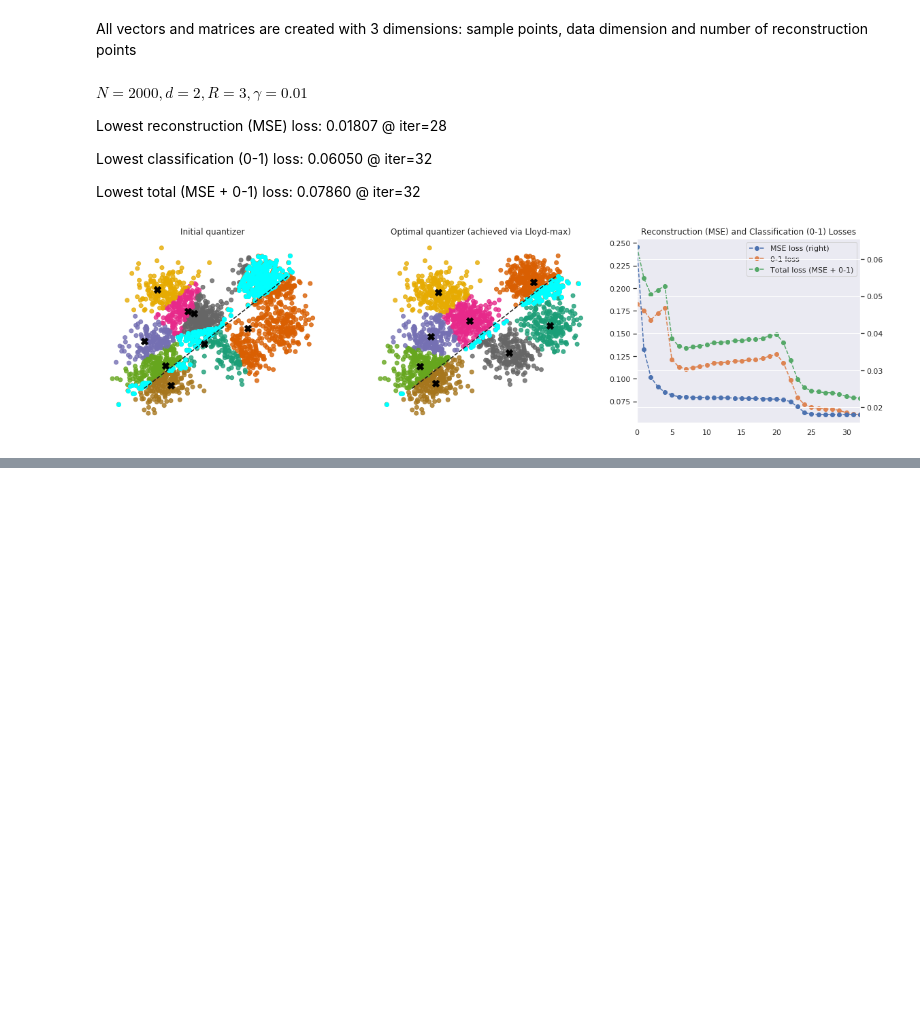
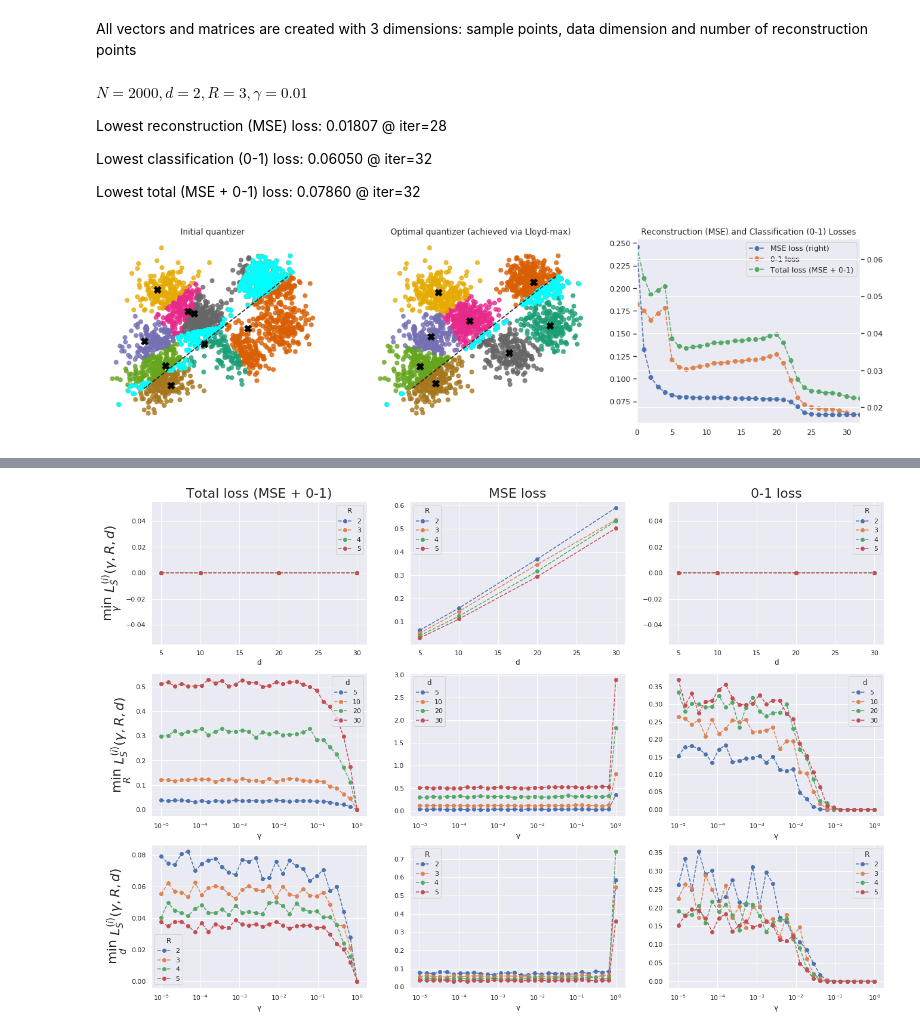
Before and after one commit to dsevero/dsevero, a Jupyter notebook: notebooks/Classification Aware Lloyd-max Quantization.ipynb, the cells around one changed output, grey strips where cells are left out. Saved outputs shown, nothing was run; the diff lists cells and outputs as text; code cells hidden in the pictures; blank space fills up the shorter version.

```diff
--- a/notebooks/Classification Aware Lloyd-max Quantization.ipynb
+++ b/notebooks/Classification Aware Lloyd-max Quantization.ipynb
@@ -38,31 +34,31 @@ def reconstruction_loss(S, X) -> '(N, 2**R)':
 def classification_loss(S, X) -> '(N, 2**R)':
     return classify(S) != classify(X)
 
-def calc_total_loss(losses):
+def calc_total_loss(losses, γ):
     return losses @ np.array([1-γ, γ])
 
-def codeword_losses(S, X, γ) -> '(N, 2**R, 2)':
+def codeword_losses(S, X) -> '(N, 2**R, 2)':
     return np.stack([reconstruction_loss(S, X),
                      classification_loss(S, X)], axis=-1)
 
 def calc_optimal_Qinv_given_X(S, X, γ) -> 'Qinv: (N,); losses: (2,)':
-    losses: '(N, 2**R, 2)' = codeword_losses(S, X, γ)
-    loss_total = calc_total_loss(losses)
+    losses: '(N, 2**R, 2)' = codeword_losses(S, X)
+    loss_total = calc_total_loss(losses, γ)
     Qinv: '(N,)' = loss_total.argmin(axis=1)
     return Qinv, losses[np.arange(S.shape[0]), Qinv].mean(axis=0)
 
-def calc_optimal_X_given_Qinv(S, Qinv, w, γ) -> '(N, d, 2**R)':
+def calc_optimal_X_given_Qinv(S, Qinv, w, γ, R) -> '(N, d, 2**R)':
     X_recon_opt = np.array([S[Qinv==i].mean(axis=0)
                            for i in range(2**R)
                            if (Qinv==i).sum() > 0]).T
 #     Δ = - (w @ X_recon_opt)*w[:, np.newaxis]*(1 + 1e-5)
     return X_recon_opt #+ Δ*(False)
 
-def lloyd_max_algorithm(S, X, w, γ, max_iter=200):
+def lloyd_max_algorithm(S, X, w, γ, R, max_iter=200):
     losses = max_iter*[0]
     for i in range(max_iter):
         Qinv, losses[i] = calc_optimal_Qinv_given_X(S, X, γ)
-        X = calc_optimal_X_given_Qinv(S, Qinv, w, γ)
+        X = calc_optimal_X_given_Qinv(S, Qinv, w, γ, R)
     return np.array(losses), X, Qinv
 
 def plot(S, X, Qinv, w, title):
@@ -99,7 +95,7 @@ assert X.shape == (1, d, 2**R)
 assert γ >= 0 and γ <= 1
 
 γ_vec = np.array([1-γ, γ])
-losses, X_opt, Qinv_opt = lloyd_max_algorithm(S, X, w, γ, max_iter=200)
+losses, X_opt, Qinv_opt = lloyd_max_algorithm(S, X, w, γ, R, max_iter=200)
 
 if d == 2:
     plt.figure(figsize=(20,5))
@@ -171,31 +177,58 @@ metrics.head()
 # %%
-plt.figure(figsize=(22,5))
+replace = {
+    'loss_type': {
+        'loss_total': 'Total loss (MSE + 0-1)',
+        'loss_recon': 'MSE loss',
+        'loss_class': '0-1 loss',
+    }
+}
 
-(metrics
- .query("loss_type == 'loss_total'")
- .groupby(['d', 'R'])
- ['loss_value']
- .min()
- .unstack('R')
- .plot(ax=plt.subplot(1,3,1),
-       style='o--'))
+plt.figure(figsize=(22,15))
 
-(metrics
- .query("loss_type == 'loss_total'")
- .groupby(['γ', 'd'])
- ['loss_value']
- .min()
- .unstack('d')
- .plot(ax=plt.subplot(1,3,2),
-       style='o--',
-       logx=True))
+for i, loss_type in enumerate(metrics['loss_type'].unique(), start=1):
 
-(metrics
- .query("loss_type == 'loss_total'")
- .groupby(['γ', 'R'])
- ['loss_value']
- .min()
- .unstack('R')
- .plot(ax=plt.subplot(1,3,3),
-       style='o--',
-       logx=True));
+    (metrics
+     .query("loss_type == @loss_type")
+     .groupby(['d', 'R'])
+     ['loss_value']
+     .min()
+     .unstack('R')
+     .plot(ax=plt.subplot(3, 3, i),
+           style='o--'))
+    plt.title(replace['loss_type'][loss_type], fontsize=22)
+
+    if i == 1:
+        plt.ylabel('$\min_\gamma\ L_S^{(i)}(\gamma, R, d)$', fontsize=22)
+
+    (metrics
+     .query("loss_type == @loss_type")
+     .groupby(['γ', 'd'])
+     ['loss_value']
+     .min()
+     .unstack('d')
+     .plot(ax=plt.subplot(3, 3, i+3),
+           style='o--',
+           logx=True))
+
+    if i == 1:
+        plt.ylabel('$\min_R\ L_S^{(i)}(\gamma, R, d)$', fontsize=22)
+
+    (metrics
+     .query("loss_type == @loss_type")
+     .groupby(['γ', 'R'])
+     ['loss_value']
+     .min()
+     .unstack('R')
+     .plot(ax=plt.subplot(3, 3, i+6),
+           style='o--',
+           logx=True));
+
+    if i == 1:
+        plt.ylabel('$\min_d\ L_S^{(i)}(\gamma, R, d)$', fontsize=22)
+
+plt.show()
+Markdown('''
+$L_S^{(i)}$ is the loss on sample $S$ at iteration $i$ which achieves the lowest Total loss.
+''')
+# %% [output]
+[figure, added]
```
Also changed, not shown: parts of 3 cells of this notebook.
